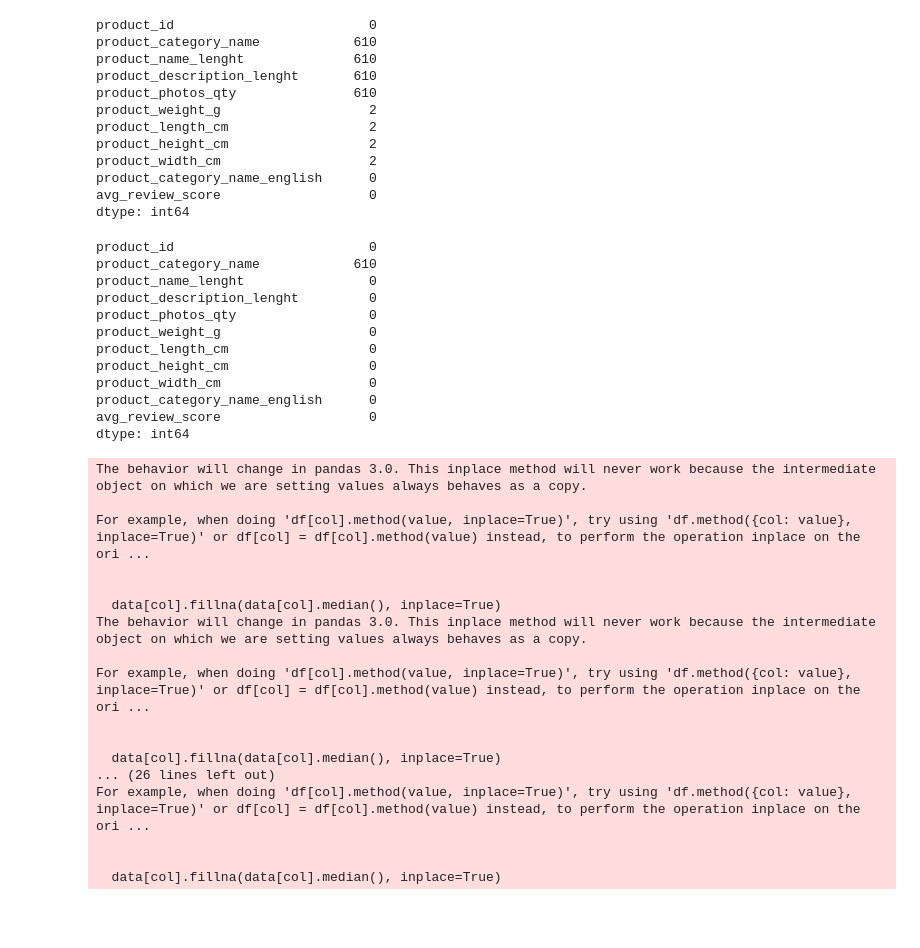
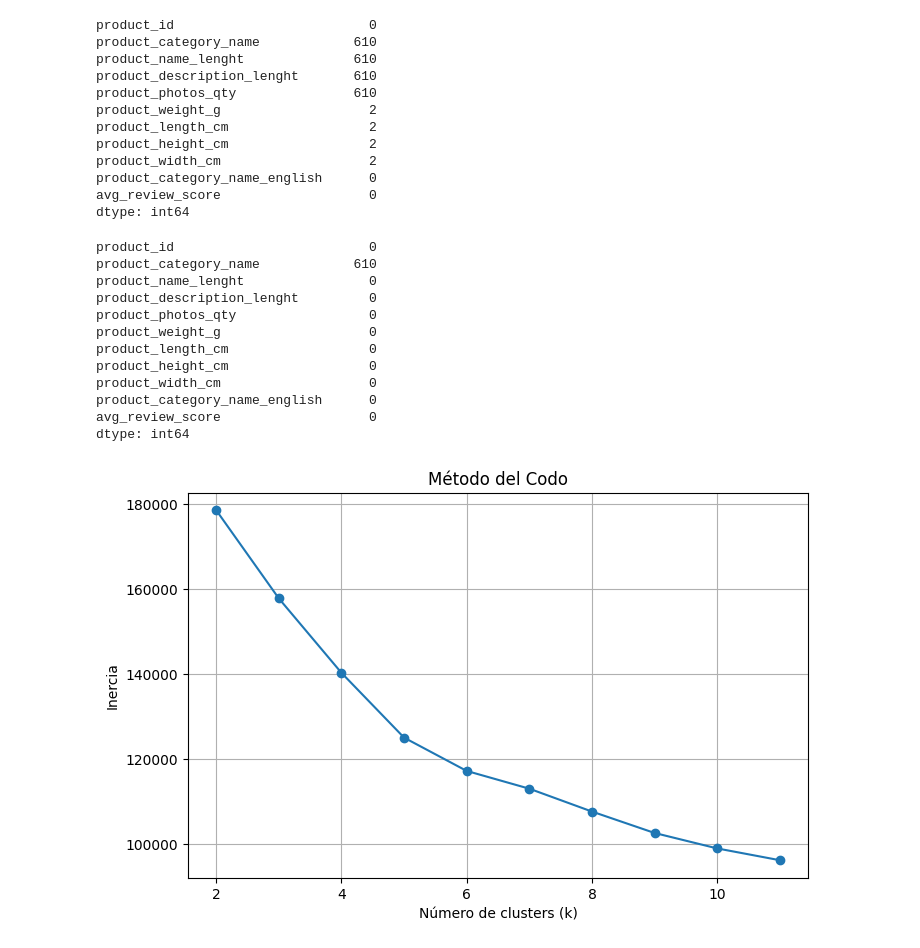
Before and after one commit to ortiz-ivan/olist-data, a Jupyter notebook: notebooks/03_recommendations.ipynb, the cells around one changed output. Drawn from its saved outputs; the diff is of its cells as text; code cells hidden in the pictures; blank space fills up the shorter version.

Commit message:
Agregado calcuro de clustering

```diff
--- a/notebooks/03_recommendations.ipynb
+++ b/notebooks/03_recommendations.ipynb
@@ -25,9 +26,9 @@ product_reviews.columns = ['product_id', 'avg_review_score']
 # Unir reviews con productos
 data = products.merge(product_reviews, on='product_id', how='left')
 
-# Reemplazar NaN por valores neutros
-data['avg_review_score'].fillna(3, inplace=True)
-data['product_category_name_english'].fillna('Unknown', inplace=True)
+# Reemplazar NaN por valores neutros (versión segura sin warnings)
+data['avg_review_score'] = data['avg_review_score'].fillna(3)
+data['product_category_name_english'] = data['product_category_name_english'].fillna('Unknown')
 
 data.head()
 # %% [output]
@@ -85,11 +74,18 @@ avg_review_score                   0
 dtype: int64
 # %%
 # Rellenar nulos en columnas numéricas con la mediana
-num_cols = ['product_name_lenght', 'product_description_lenght', 'product_photos_qty',
-            'product_weight_g', 'product_length_cm', 'product_height_cm', 'product_width_cm']
+num_cols = [
+    'product_name_lenght',
+    'product_description_lenght',
+    'product_photos_qty',
+    'product_weight_g',
+    'product_length_cm',
+    'product_height_cm',
+    'product_width_cm'
+]
 
 for col in num_cols:
-    data[col].fillna(data[col].median(), inplace=True)
+    data[col] = data[col].fillna(data[col].median())
 
 # Verificación final
 print(data.isnull().sum())
@@ -106,23 +102,6 @@ product_width_cm                   0
 product_category_name_english      0
 avg_review_score                   0
 dtype: int64
-The behavior will change in pandas 3.0. This inplace method will never work because the intermediate object on which we are setting values always behaves as a copy.
-
-For example, when doing 'df[col].method(value, inplace=True)', try using 'df.method({col: value}, inplace=True)' or df[col] = df[col].method(value) instead, to perform the operation inplace on the ori ...
-
-
-  data[col].fillna(data[col].median(), inplace=True)
-The behavior will change in pandas 3.0. This inplace method will never work because the intermediate object on which we are setting values always behaves as a copy.
-
-For example, when doing 'df[col].method(value, inplace=True)', try using 'df.method({col: value}, inplace=True)' or df[col] = df[col].method(value) instead, to perform the operation inplace on the ori ...
-
-
-  data[col].fillna(data[col].median(), inplace=True)
-... (26 lines left out)
-For example, when doing 'df[col].method(value, inplace=True)', try using 'df.method({col: value}, inplace=True)' or df[col] = df[col].method(value) instead, to perform the operation inplace on the ori ...
-
-
-  data[col].fillna(data[col].median(), inplace=True)
 # %%
 # Selección de columnas
 num_features = ['avg_review_score', 'product_weight_g', 'product_length_cm',
@@ -138,4 +117,22 @@ scaler = StandardScaler()
 num_scaled = scaler.fit_transform(data[num_features])
 
 X = np.hstack([num_scaled, cat_encoded])
+# %%
+inertias = []
+K = range(2, 12)
+
+for k in K:
+    kmeans = KMeans(n_clusters=k, random_state=42, n_init='auto')
+    kmeans.fit(X)
+    inertias.append(kmeans.inertia_)
+# %%
+plt.figure(figsize=(8, 5))
+plt.plot(K, inertias, marker='o')
+plt.title('Método del Codo')
+plt.xlabel('Número de clusters (k)')
+plt.ylabel('Inercia')
+plt.grid(True)
+plt.show()
+# %% [output]
+[figure, added]
 # %%
```
Also changed, not shown: parts of 7 cells of this notebook, 1 other file.
